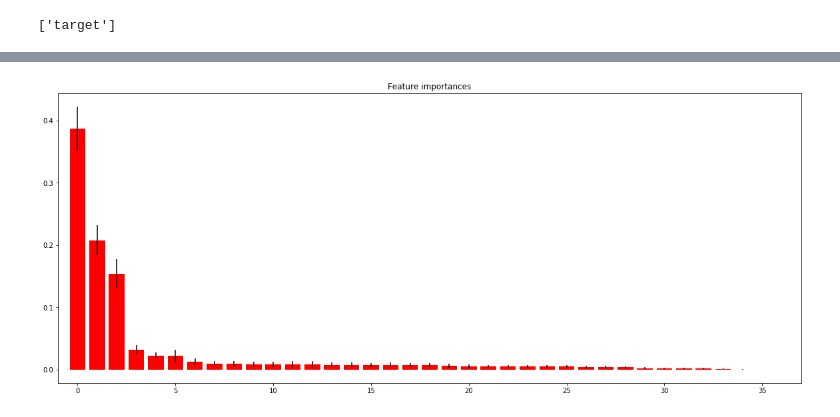
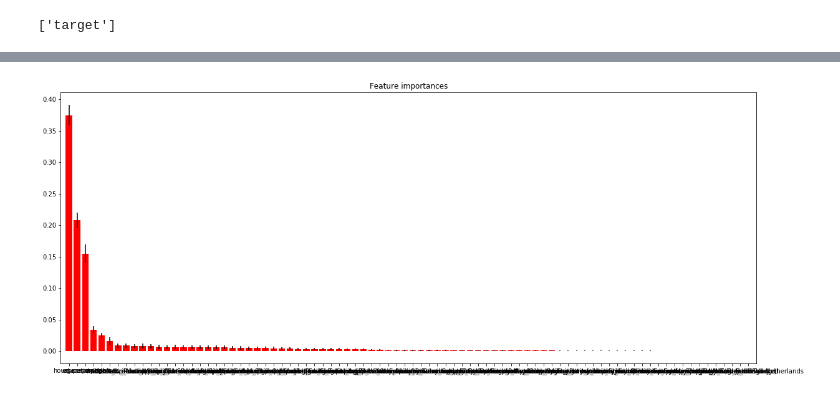
Before and after one commit to JacksonGibsonESP/Sberbank-ML, a Jupyter notebook: Seminars/Seminar_3/2018-12 MADMO baseline.ipynb, the cells around one changed output, grey strips where cells are left out. Drawn from its saved outputs; the diff is of its cells as text; code cells hidden in the pictures.

```diff
--- a/Seminars/Seminar_3/2018-12 MADMO baseline.ipynb
+++ b/Seminars/Seminar_3/2018-12 MADMO baseline.ipynb
@@ -83,0 +104,2 @@ df, c_col = transform_df(df)
+# %%
+train_tr, test_tr = transform_df(train, test)
@@ -130,11 +138,11 @@ c_col
 # %%
-Y = df.target.values
-X = df.drop(['target', 'id'], axis = 1).values
+Y = train_tr.target.values
+X = train_tr.drop(['target', 'id'], axis = 1).values
 size = 0.2
 seed = 10
 
 X_train, X_validation, Y_train, Y_validation = train_test_split(X,Y,test_size=size,random_state=seed)
 
-kfold = KFold(n_splits = 10, random_state = seed)
+kfold = KFold(n_splits = 4, random_state = seed)
 
-cv_res = cross_val_score(RandomForestClassifier(n_estimators = 100, max_features = 3), X_train, Y_train, cv=kfold, scoring = 'f1')
+cv_res = cross_val_score(GradientBoostingClassifier(n_estimators=10000), X_train, Y_train, cv=kfold, scoring = 'f1', n_jobs=-1, verbose=-1)
@@ -177,5 +187,5 @@ for m,s,p in zip(means,stds,params):
 # %%
-md = RandomForestClassifier(n_estimators=250,max_features=5)
+md = GradientBoostingClassifier(n_estimators=30000)
 md.fit(X_train, Y_train)
 prd = md.predict(X_validation)
 
@@ -245,10 +223,10 @@ def plot_importance(clf, X):
     plt.title("Feature importances")
     plt.bar(range(X.shape[1]), importances[indices],
            color="r", yerr=std[indices], align="center")
-#    plt.xticks(range(X.shape[1]), X.columns[indices])
+    plt.xticks(range(X.shape[1]), X.columns[indices])
     plt.xlim([-1, X.shape[1]])
     plt.show()
-# %%
-plot_importance(md, X_train)
-# %% [output]
-[figure, removed]
+# %%
+plot_importance(md, test_tr.drop(columns=['id'], axis=1))
+# %% [output]
+[figure, added]
```
Also changed, not shown: parts of 28 cells of this notebook.
